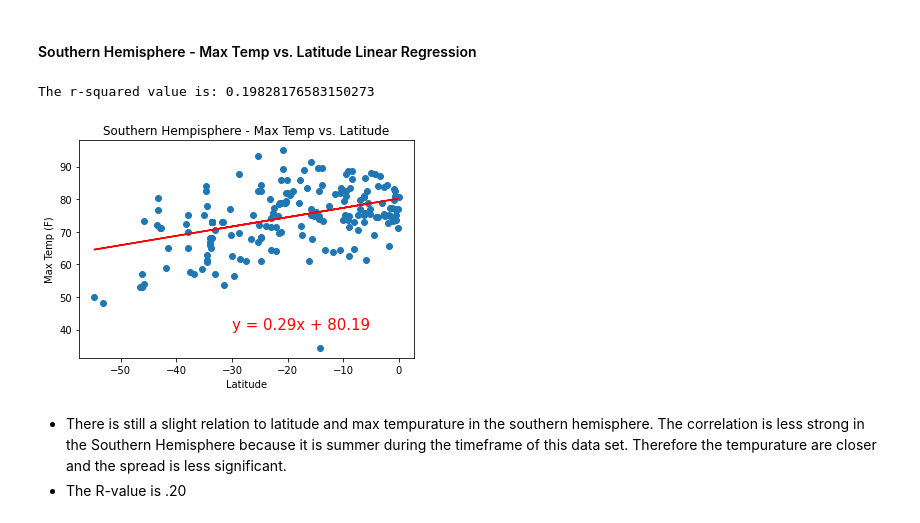
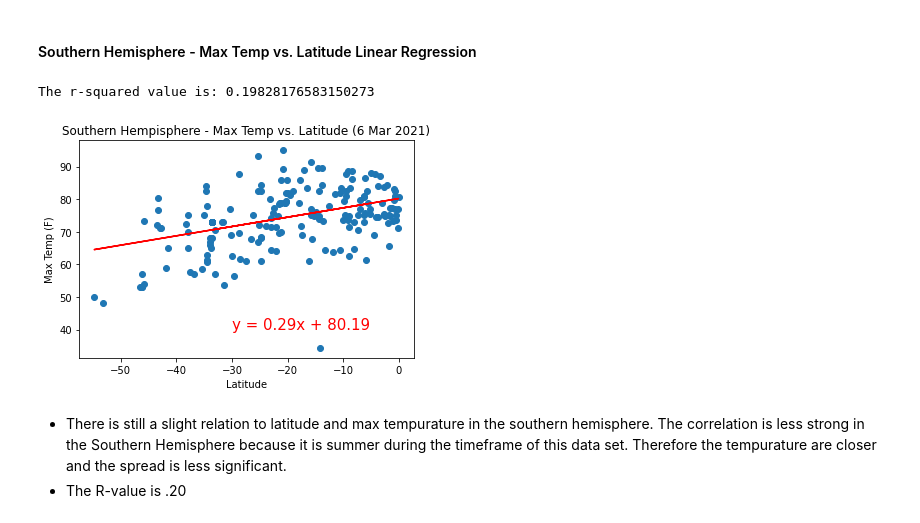
Before and after one commit to ccgrace/python-api-challenge, a Jupyter notebook: WeatherPy/WeatherPy.ipynb, the cells around one changed output. Drawn from its saved outputs; the diff is of its cells as text; code cells hidden in the pictures.

```diff
--- a/WeatherPy/WeatherPy.ipynb
+++ b/WeatherPy/WeatherPy.ipynb
@@ -289,23 +289,23 @@ The r-squared value is: 0.8036372639335722
 # %%
 south_lats = southern_city_wx["Lat"]
 south_temps = southern_city_wx["Max Temp"]
 
 (slope, intercept, rvalue, pvalue, stderr) = linregress(south_lats, south_temps)
 
 regress_values = south_lats * slope + intercept
 line_eq = "y = " + str(round(slope,2)) + "x + " + str(round(intercept,2))
 
 plt.scatter(south_lats, south_temps)
 plt.plot(south_lats, regress_values, "r-")
 plt.annotate(line_eq,(-30,40),fontsize=15,color="red")
 print(f"The r-squared value is: {rvalue**2}")
 plt.xlabel("Latitude")
 plt.ylabel("Max Temp (F)")
-plt.title("Southern Hempisphere - Max Temp vs. Latitude")
+plt.title("Southern Hempisphere - Max Temp vs. Latitude (6 Mar 2021)")
 plt.savefig("../Output Data File/Southern Hemisphere Max Temps.png")
 # %% [output]
 The r-squared value is: 0.19828176583150273
-[figure, old version]
+[figure, new version]
 # %% [markdown]
 - There is still a slight relation to latitude and max tempurature in the southern hemisphere. The correlation is less strong in the Southern Hemisphere because it is summer during the timeframe of this data set. Therefore the tempurature are closer and the spread is less significant.
 - The R-value is .20
```
Also changed, not shown: parts of 11 cells of this notebook, 8 other files.
